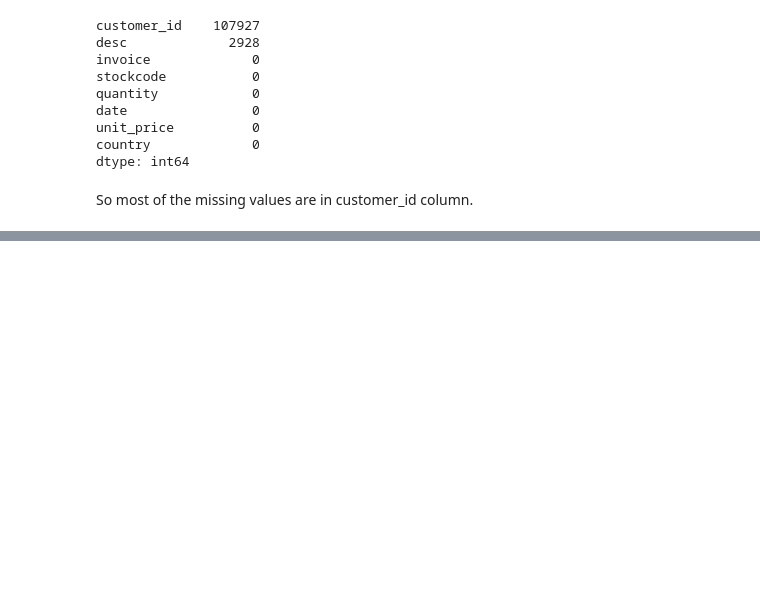
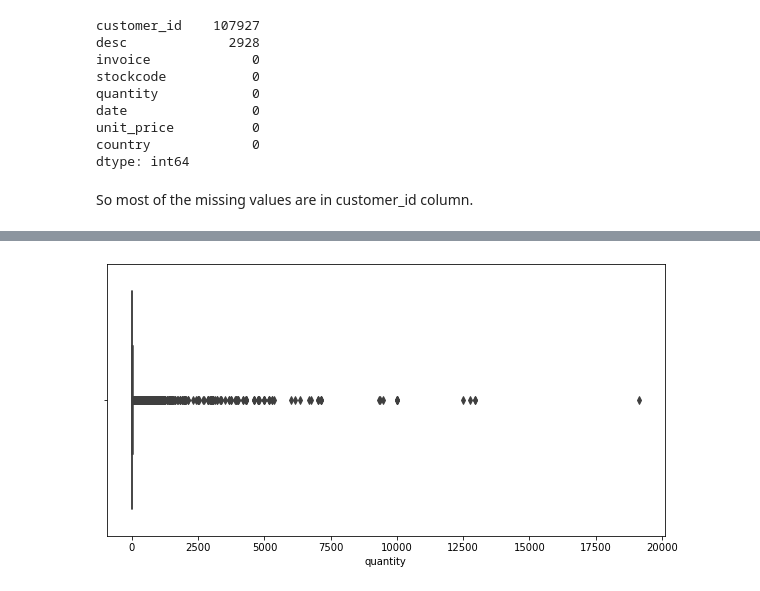
Before and after one commit to avizyt/Data-Anlysis-Projects, a Jupyter notebook: online_retail_Analysis/online_retail_analysis.ipynb, the cells around one changed output, grey strips where cells are left out. Saved outputs shown, nothing was run; the diff lists cells and outputs as text; code cells hidden in the pictures; blank space fills up the shorter version.

```diff
--- a/online_retail_Analysis/online_retail_analysis.ipynb
+++ b/online_retail_Analysis/online_retail_analysis.ipynb
@@ -101,0 +219,6 @@ So most of the missing values are in customer_id column.
+# %%
+plt.subplots(figsize= (10,5))
+up_new = sns.boxplot(new_retail.quantity)
+plt.show()
+# %% [output]
+[figure, added]
```
Also changed, not shown: parts of 31 cells of this notebook.
